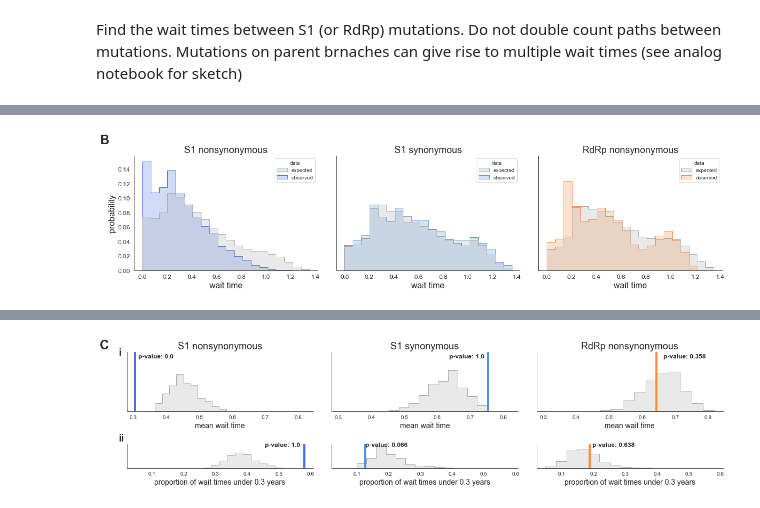
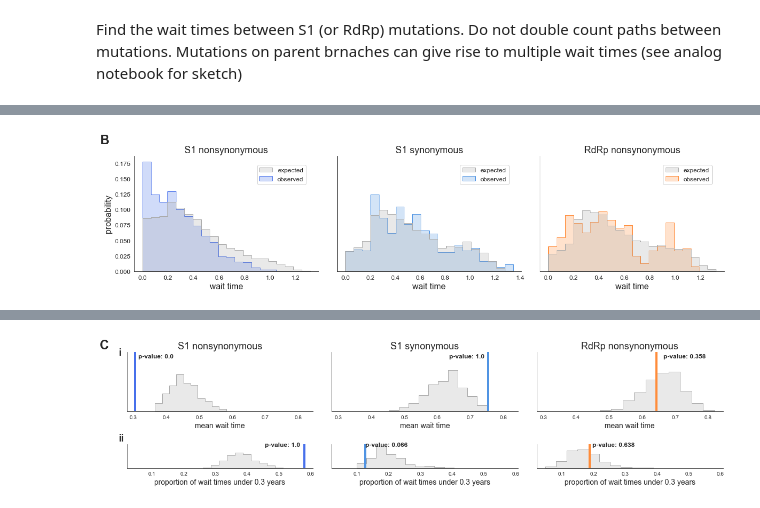
Before and after one commit to blab/sarscov2-adaptive-evolution, a Jupyter notebook: analysis/fig2-wait_times-nonsyn_syn.ipynb, the cells around one changed output, grey strips where cells are left out. Cells and saved outputs as stored; diff of their text form; code cells hidden in the pictures.

```diff
--- a/analysis/fig2-wait_times-nonsyn_syn.ipynb
+++ b/analysis/fig2-wait_times-nonsyn_syn.ipynb
@@ -809,11 +670,10 @@ def plot_fig2b(data_files, filename=None):
 
     if filename:
         fig.savefig(filename, dpi=300, bbox_inches='tight')
-# %%
-plot_fig2b(['wait_time_stats/wait_time_stats_10its.json', 'wait_time_stats/wait_time_stats_90its.json',
-            'wait_time_stats/wait_time_stats_100its.json'])
-# %% [output]
-[figure, removed]
+# %%
+plot_fig2b(['wait_time_stats/wait_time_stats_50_internal.json'], filename = 'plots/fig2b_20210515.png')
+# %% [output]
+[figure, added]
 # %%
 def plot_wait_time_stats(data_files, filename=None):
 
```
Also changed, not shown: parts of 17 cells of this notebook, 54 other files.
